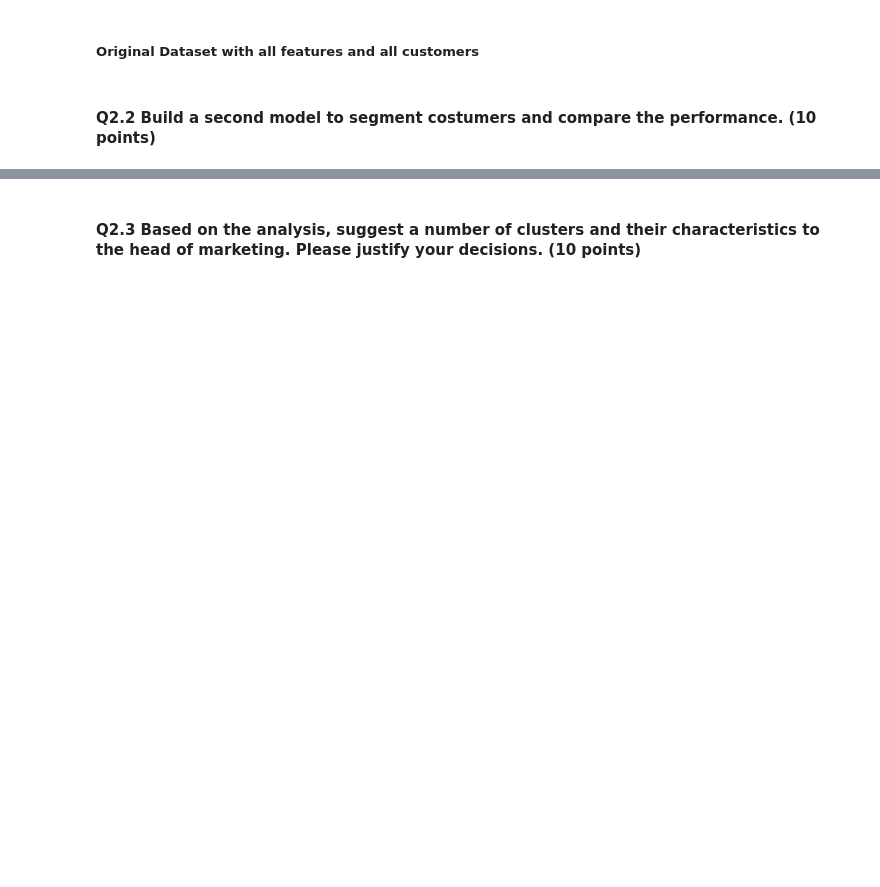
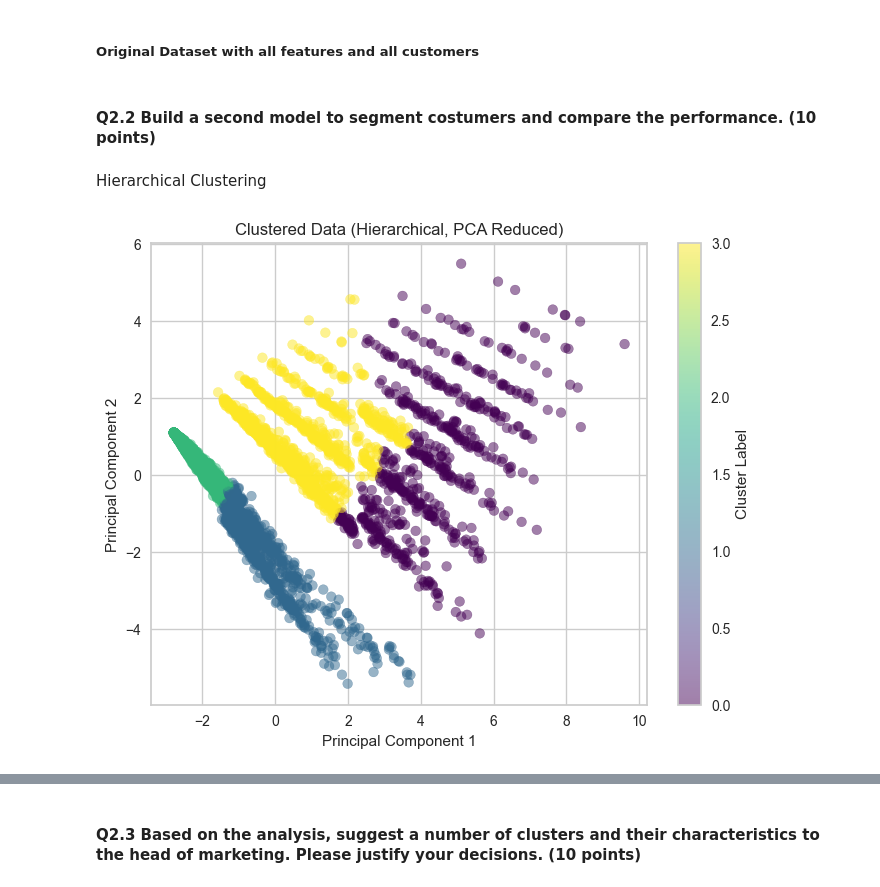
Before and after one commit to xxashwoodxx/Retail, a Jupyter notebook: Assignment 2 FarTrend.ipynb, the cells around one changed output, grey strips where cells are left out. Cells and saved outputs as stored; diff of their text form; code cells hidden in the pictures; blank space fills up the shorter version.

```diff
--- a/Assignment 2 FarTrend.ipynb
+++ b/Assignment 2 FarTrend.ipynb
@@ -1374,3 +1247,40 @@ plt.show()
 ##### Original Dataset with all features and all customers
 # %% [markdown]
 #### Q2.2 Build a second model to segment costumers and compare the performance. (10 points)
+# %% [markdown]
+Hierarchical Clustering
+# %%
+from sklearn.cluster import AgglomerativeClustering
+import matplotlib.pyplot as plt
+from sklearn.decomposition import PCA
+from sklearn.preprocessing import StandardScaler
+
+# Assuming features_final_original is your DataFrame and it's ready for clustering
+
+# Step 1: Standardize the features (if not already done)
+#scaler = StandardScaler()
+#features_scaled = scaler.fit_transform(features_final_original)
+
+# Optional: Reduce dimensionality with PCA to visualize in 2D (if you have more than 2 features)
+pca = PCA(n_components=2)
+pca_features = pca.fit_transform(features_final_original)
+
+# Step 2: Perform Hierarchical clustering
+# Choose the number of clusters and the linkage criterion
+hierarchical = AgglomerativeClustering(n_clusters=4, linkage='ward')
+clusters = hierarchical.fit_predict(pca_features)  # You can use features_scaled directly if not using PCA for clustering
+
+# Add the cluster labels back into a copy of the original DataFrame for visualization
+features_final_with_clusters = features_final_original.copy()
+features_final_with_clusters['Cluster'] = clusters
+
+# Step 3: Visualize the clustered data (especially useful if you used PCA for clustering)
+plt.figure(figsize=(8, 6))
+plt.scatter(pca_features[:, 0], pca_features[:, 1], c=clusters, cmap='viridis', alpha=0.5)
+plt.xlabel('Principal Component 1')
+plt.ylabel('Principal Component 2')
+plt.title('Clustered Data (Hierarchical, PCA Reduced)')
+plt.colorbar(label='Cluster Label')
+plt.show()
+# %% [output]
+[figure, added]
```
Also changed, not shown: parts of 31 cells of this notebook.
